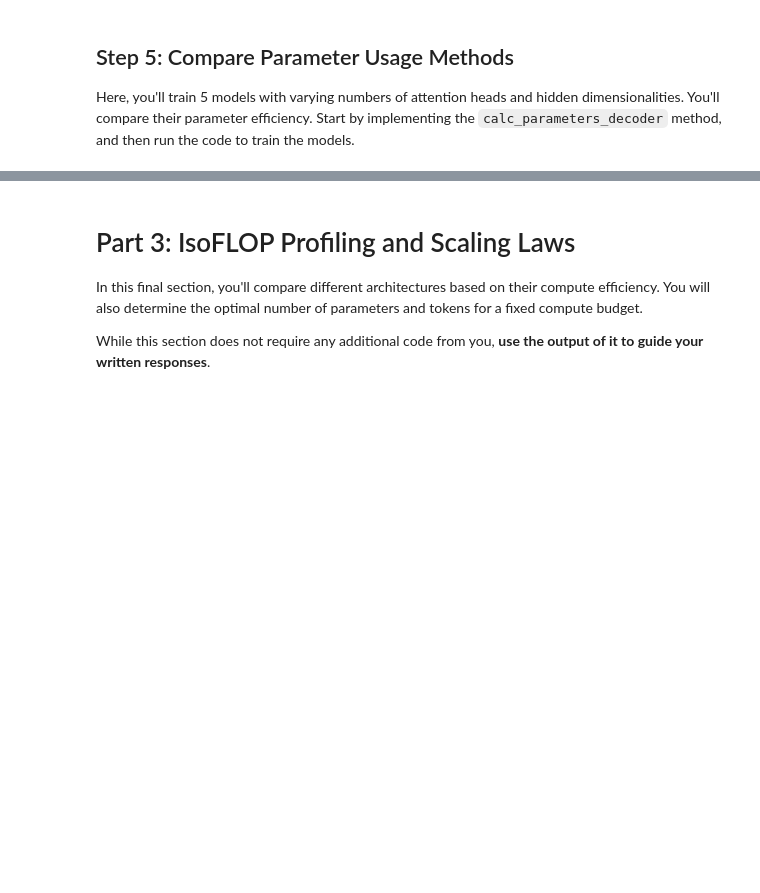
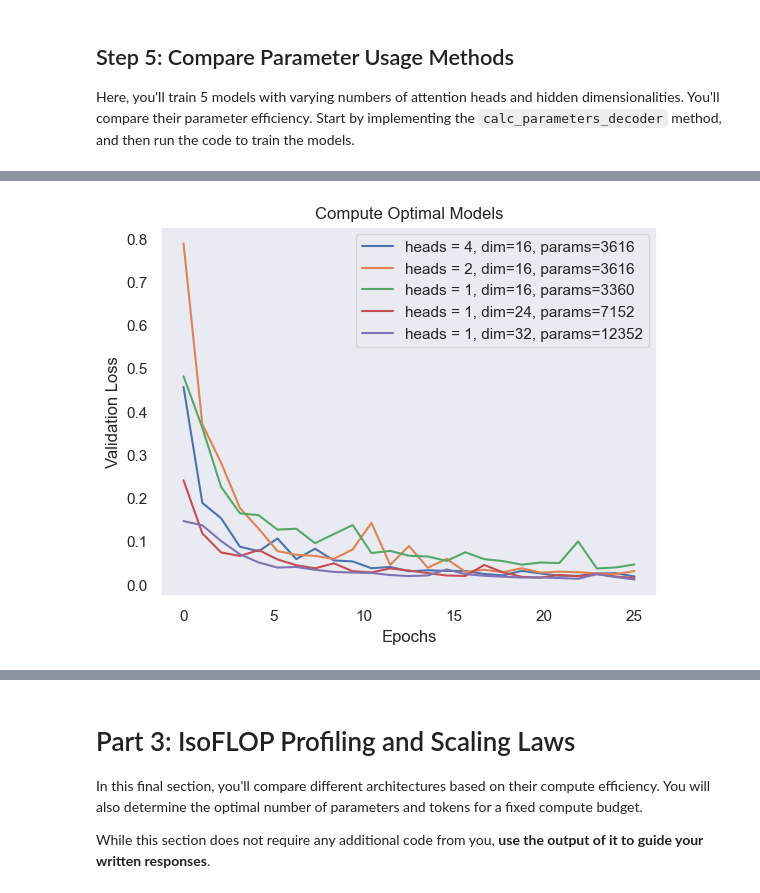
Before and after one commit to akseldkw07/COMS4776, a Jupyter notebook: homework/HW2/Assignment.ipynb, the cells around one changed output, grey strips where cells are left out. Cells and saved outputs as stored; diff of their text form; code cells hidden in the pictures; blank space fills up the shorter version.

```diff
--- a/homework/HW2/Assignment.ipynb
+++ b/homework/HW2/Assignment.ipynb
@@ -6,0 +17,5 @@ from torch.nn import LayerNorm
+# %%
+from kret_studies.kret_torch.mixin.constants import DEVICE_TORCH_STR, DEVICE_LITERAL
+
+device: DEVICE_LITERAL = DEVICE_TORCH_STR
+NUM_EPOCHS = 25
@@ -532,12 +725,16 @@ class MultiheadCausalAttention(Attention):
 # %%
 class MultiheadDecoderBlock(DecoderOnlyBlock):
-    def __init__(self, hidden_size, num_heads):
+    def __init__(self, hidden_size: int, num_heads: int):
         super().__init__(hidden_size)
         self.attn = MultiheadCausalAttention(hidden_size, num_heads)
+        self.to(device)
+        self.filename = model_filename(hidden_size=hidden_size, num_heads=num_heads)
 
 
 class MultiheadDecoderTransformer(DecoderTransformer):
-    def __init__(self, vocab_size, hidden_size, num_layers, num_heads):
+    def __init__(
+        self, vocab_size: int, hidden_size: int, num_layers: int, num_heads: int
+    ):
         super().__init__(vocab_size, hidden_size, num_layers)
         self.num_heads = num_heads
         self.num_layers = num_layers
@@ -547,6 +744,13 @@ class MultiheadDecoderTransformer(DecoderTransformer):
         self.blocks = nn.ModuleList(
             [MultiheadDecoderBlock(hidden_size, num_heads) for i in range(num_layers)]
         )
+        self.to(device)
+        self.filename = model_filename(
+            hidden_size=hidden_size,
+            num_layers=num_layers,
+            vocab_size=vocab_size,
+            num_heads=num_heads,
+        )
 # %% [markdown]
 ## Step 5: Compare Parameter Usage Methods
 
@@ -570,8 +782,9 @@ def calc_parameters_decoder(model):
 # %%
 import matplotlib.pyplot as plt
 import numpy as np
+
 configs = [
-    (16, 4, 4, 64), #(hidden_size, num_heads, num_layers, batch_size)
+    (16, 4, 4, 64),  # (hidden_size, num_heads, num_layers, batch_size)
     (16, 2, 4, 64),
     (16, 1, 4, 64),
     (24, 1, 4, 64),
@@ -581,37 +794,46 @@ configs = [
 all_results = {}
 
 for hidden_size, num_heads, num_layers, batch_size in configs:
-    print(f"\nTraining model: hidden_size={hidden_size}, num_heads={num_heads}, num_layers={num_layers}")
+    print(
+        f"\nTraining model: hidden_size={hidden_size}, num_heads={num_heads}, num_layers={num_layers}"
+    )
 
-    model = MultiheadDecoderTransformer(
-        vocab_size = len(decoder_ds_large.idx_to_token),
-        hidden_size = hidden_size,
-        num_layers = num_layers,
-        num_heads = num_heads
+    model = load_model_auto(
+        MultiheadDecoderTransformer,
+        vocab_size=len(decoder_ds_large.idx_to_token),
+        hidden_size=hidden_size,
+        num_layers=num_layers,
+        num_heads=num_heads,
     )
 
     optimizer = optim.AdamW(model.parameters(), lr=5e-3)
     scheduler = optim.lr_scheduler.ExponentialLR(optimizer, gamma=0.95)
 
     results = train(
-        model = model,
-        dataset = decoder_ds_large,
-        num_epochs = 25,
-        optimizer = optimizer,
-        scheduler = scheduler,
-        device = device,
-        batch_size = batch_size
+        model=model,
+        dataset=decoder_ds_large,
+        num_epochs=NUM_EPOCHS,
+        optimizer=optimizer,
+        scheduler=scheduler,
+        device=device,
+        batch_size=batch_size,
+    )
+    save_model_auto(model)
+
+    parameters = calc_parameters_decoder(model)
+    x_points = np.linspace(0, len(results["val_loss"]), len(results["val_loss"]))
+    plt.plot(
+        x_points,
+        results["val_loss"],
+        label="heads = {}, dim={}, params={}".format(
+            num_heads, hidden_size, parameters
+        ),
     )
 
-    parameters = calc_parameters_decoder(model)
-    x_points = np.linspace(0, len(results['val_loss']), len(results['val_loss']))
-    plt.plot(
-        x_points, results['val_loss'], label="heads = {}, dim={}, params={}".format(
-            num_heads, hidden_size, parameters
-        ))
 plt.xlabel("Epochs")
 plt.ylabel("Validation Loss")
-plt.title('Compute Optimal Models')
+plt.title("Compute Optimal Models")
 plt.grid()
 plt.legend()
 plt.show()
+# %% [output]
@@ -618,2 +857,3 @@ plt.show()
+[figure, added]
 # %%
 plt.clf()
```
Also changed, not shown: parts of 40 cells of this notebook, 25 other files.
